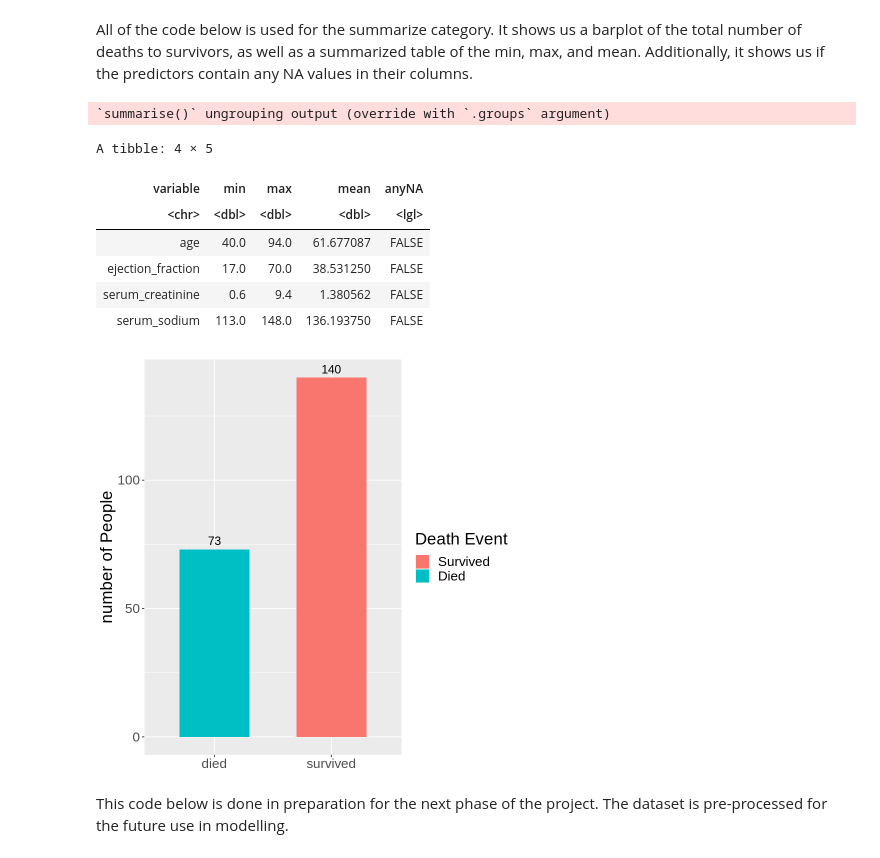
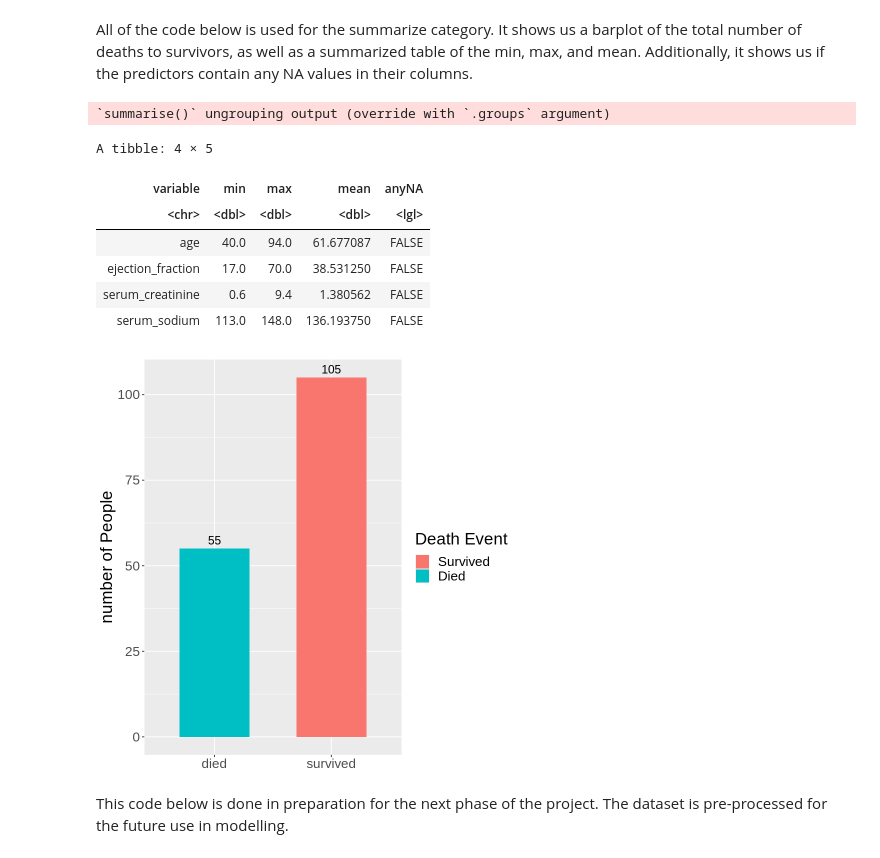
Before and after one commit to SaadRehmanCS/DSCI_project, a Jupyter notebook: heart_failure_analysis.ipynb, the cells around one changed output. Drawn from its saved outputs; the diff is of its cells as text; code cells hidden in the pictures.

Commit message:
Fixed death_event_column
changed to heart_data_train

```diff
--- a/heart_failure_analysis.ipynb
+++ b/heart_failure_analysis.ipynb
@@ -142,36 +124,37 @@ summarized_heart_data <- pivoted_heart_data %>%
                         mutate(anyNA = anyNA(variable)) %>%
                         filter(variable != "creatinine_phosphokinase", variable != "platelets")
 
-death_event_column <- heart_data %>% select(death_event)
+death_event_column <- heart_data_train %>% select(death_event)
 number_of_people <- c(death_event_column %>%
                       filter(death_event == 0) %>%
                       nrow(), death_event_column %>%
                       filter(death_event == 1) %>%
                       nrow())
+
 death_event <- c("survived", "died")
 df <- data.frame(death_event, number_of_people)
 
 
 death_event_summary_plot <- ggplot(df, aes(x=death_event, y=number_of_people, fill = death_event)) +
                             geom_bar(stat="identity", width = 0.6) +
                             labs(x = NULL, y = "number of People")  +
                             scale_fill_manual(values = c("#00bfc4", "#f8766d"), name = "Death Event", labels = c("Died", "Survived")) +
                             theme(text = element_text(size = 20)) +
                             geom_text(aes(label=number_of_people), vjust=-0.5, size=5) +
                             guides(fill = guide_legend(reverse = TRUE))
 
 summarized_heart_data
 death_event_summary_plot
 # %% [output]
 `summarise()` ungrouping output (override with `.groups` argument)
 A tibble: 4 × 5
 | variable | min | max | mean | anyNA |
 | <chr> | <dbl> | <dbl> | <dbl> | <lgl> |
 | age | 40.0 | 94.0 | 61.677087 | FALSE |
 | ejection_fraction | 17.0 | 70.0 | 38.531250 | FALSE |
 | serum_creatinine | 0.6 | 9.4 | 1.380562 | FALSE |
 | serum_sodium | 113.0 | 148.0 | 136.193750 | FALSE |
-[figure, old version]
+[figure, new version]
 # %% [markdown]
 This code below is done in preparation for the next phase of the project. The dataset is pre-processed for the future use in modelling.
 # %%
```
Also changed, not shown: parts of 1 cell of this notebook.
